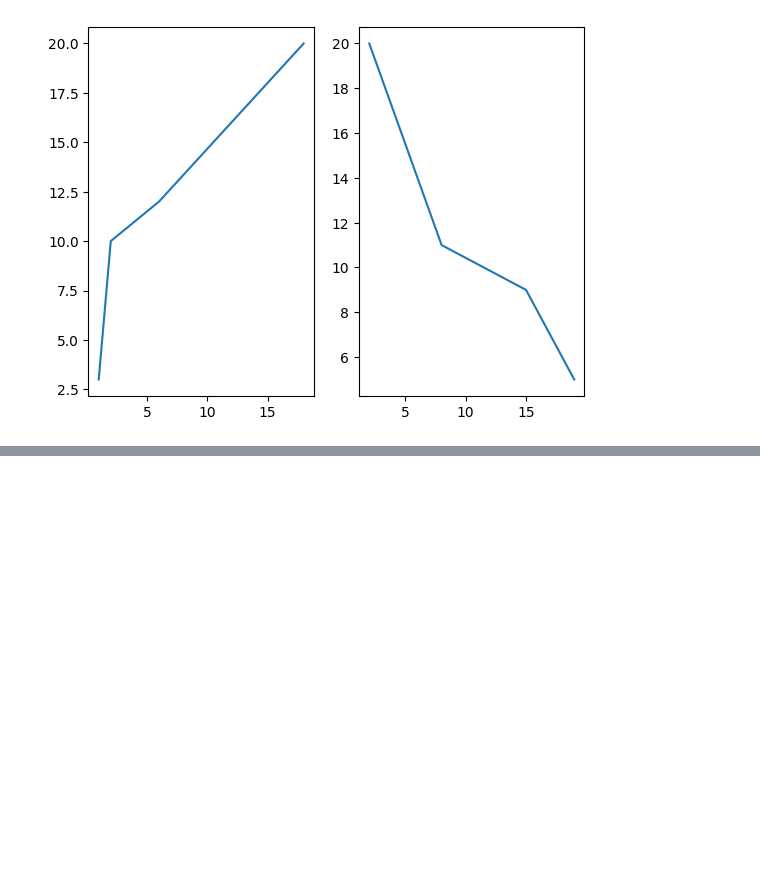
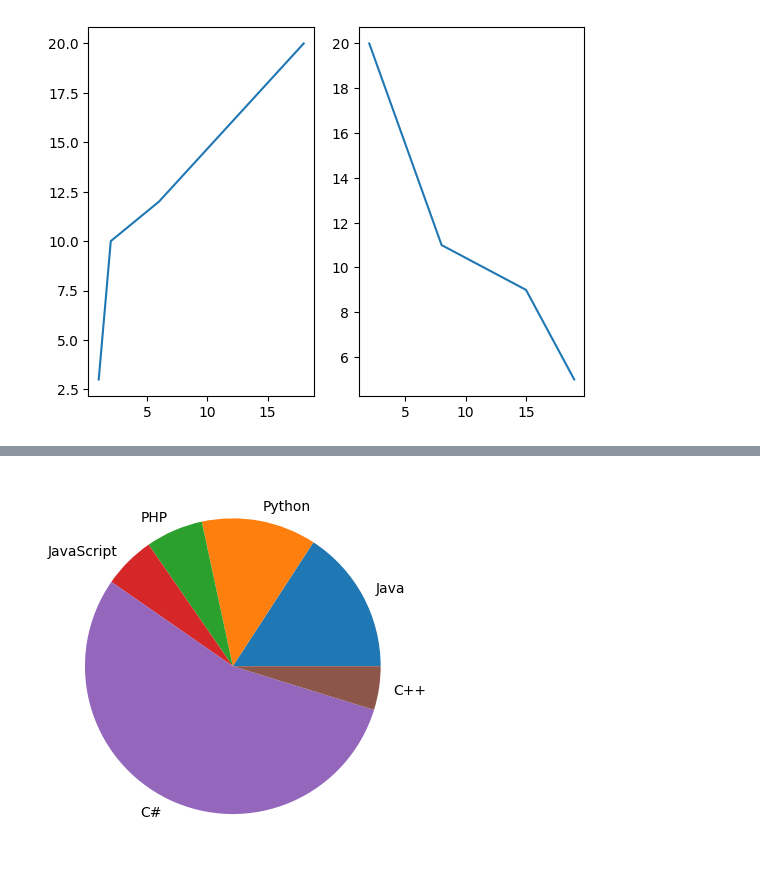
Before and after one commit to Hiranbaburaj/DataScience-Lab, a Jupyter notebook: Ex-3.ipynb, the cells around one changed output, grey strips where cells are left out. Cells and saved outputs as stored; diff of their text form; code cells hidden in the pictures; blank space fills up the shorter version.

```diff
--- a/Ex-3.ipynb
+++ b/Ex-3.ipynb
@@ -100,0 +152,14 @@ plt.show()
+# %%
+# 8. Write a Python programming to create a pie chart of the popularity of programming Languages.
+# Programming languages: Java Python PHP JavaScript C#  C++
+# Popularity             22.2 17.6   8.8 8          77  6.7
+
+y = np.array([22.2 ,  17.6 ,  8.8,  8 ,  77  ,6.7])
+languages = ["Java" ,  "Python" , "PHP" , "JavaScript" ,"C#" ,"C++"]
+
+plt.pie(y, labels = languages)
+#Pie chart is drawn from y and the corresponding labels are selected from the list:- languages
+
+plt.show()
+# %% [output]
+[figure, added]
```
Also changed, not shown: parts of 4 cells of this notebook.
